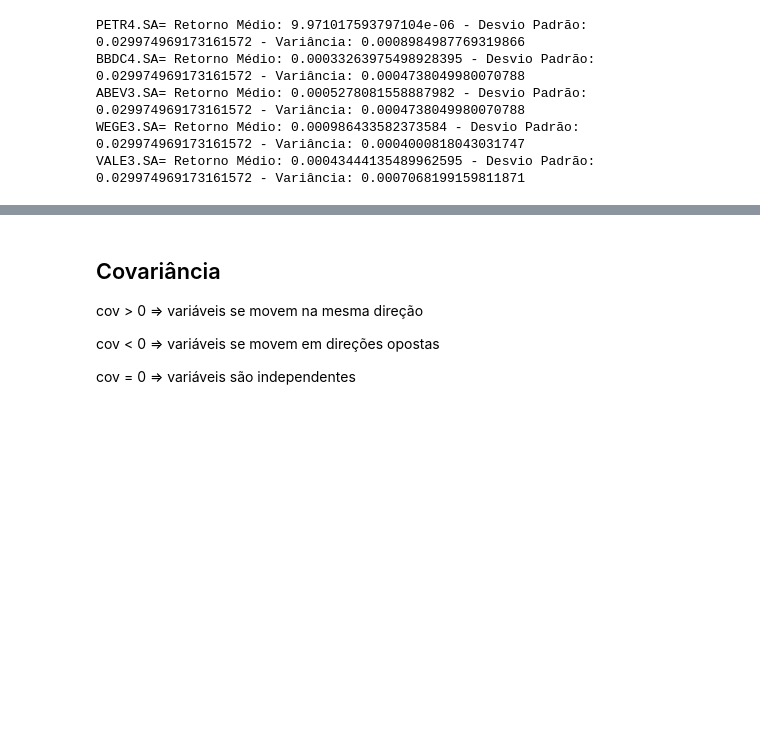
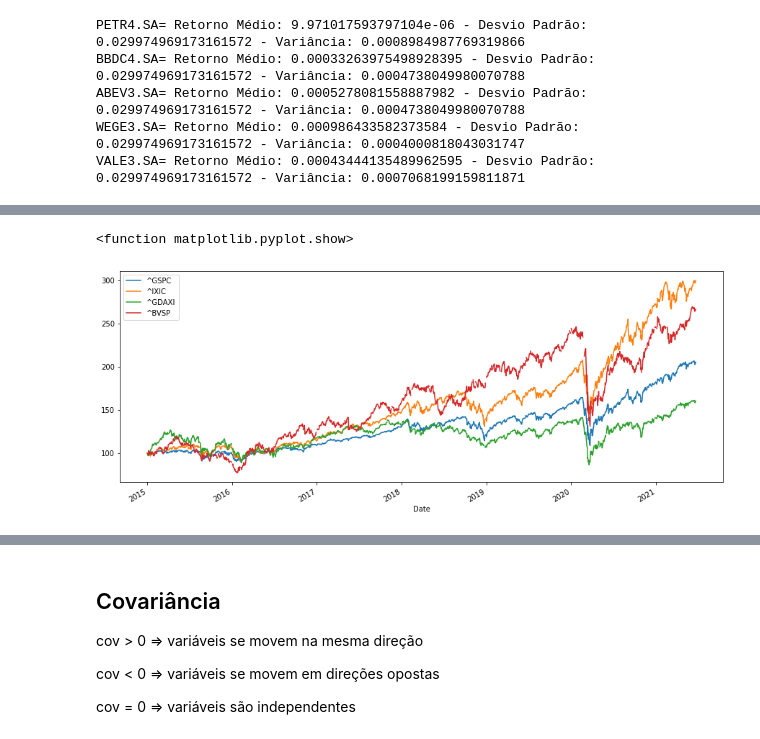
Before and after one commit to TiagoSpiandorello/Analise_de_portfolio_de_acoes, a Jupyter notebook: analise_portfolio.ipynb, the cells around one changed output, grey strips where cells are left out. Cells and saved outputs as stored; diff of their text form; code cells hidden in the pictures; blank space fills up the shorter version.

```diff
--- a/analise_portfolio.ipynb
+++ b/analise_portfolio.ipynb
@@ -181,0 +188,10 @@ VALE3.SA= Retorno Médio: 0.00043444135489962595 - Desvio Padrão: 0.02997496917
+# %%
+# ^BVSP = IBOVESPA - Brasil
+# ^GSPC = S&P500 - EUA
+# ^IXIC = NASDAQ - EUA
+# ^GDAXI = DAX - Alemanha
+
+tickers = ['^GSPC','^IXIC','^GDAXI','^BVSP']
+ind_data = pd.DataFrame()
+for t in tickers:
+    ind_data[t] = wb.DataReader(t, data_source='yahoo',start='2015-1-1')['Adj Close']
@@ -181,0 +208,8 @@ VALE3.SA= Retorno Médio: 0.00043444135489962595 - Desvio Padrão: 0.02997496917
+# %%
+# Normalização dos índices para base 100
+
+(ind_data / ind_data.iloc[0] * 100).plot(figsize=(15,6));
+plt.show
+# %% [output]
+<function matplotlib.pyplot.show>
+[figure, added]
```
Also changed, not shown: parts of 10 cells of this notebook.
